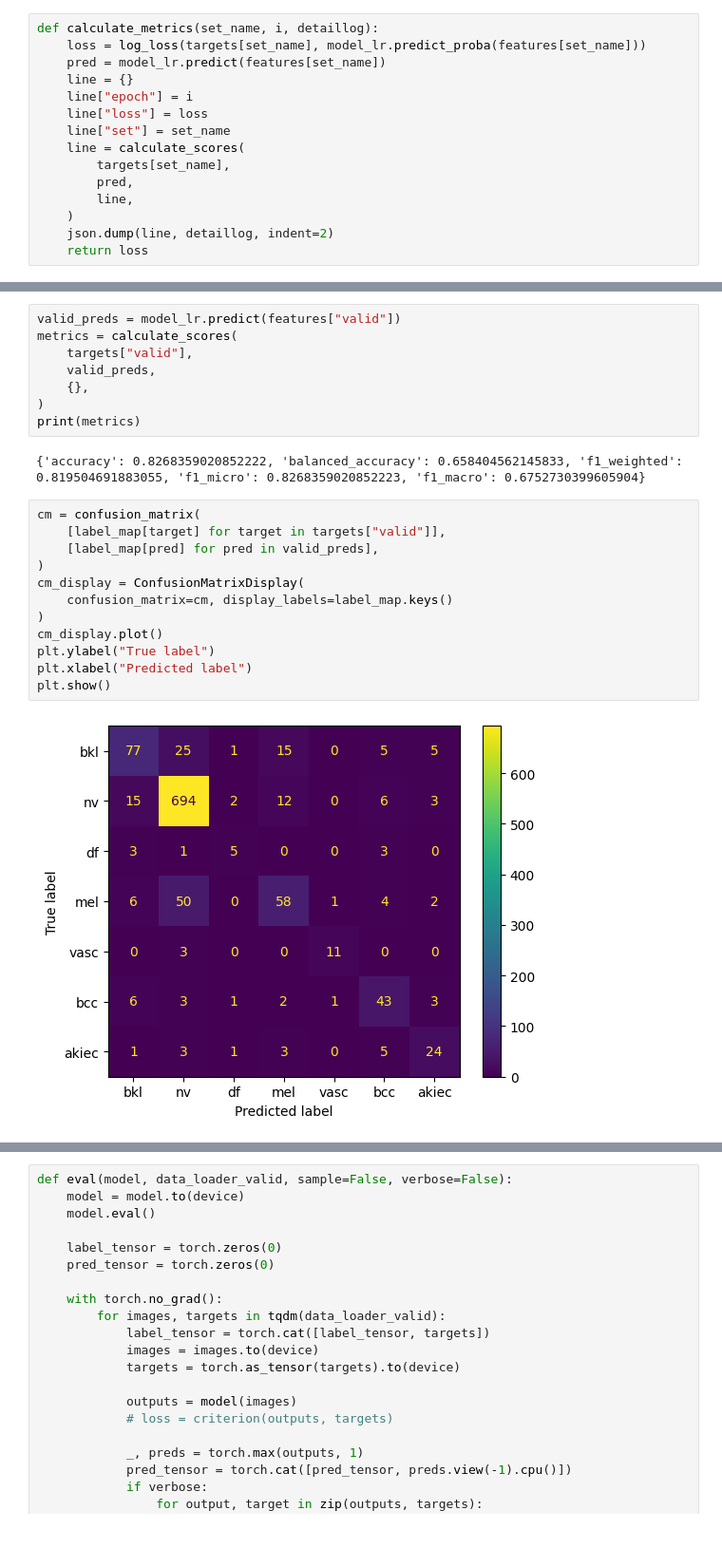
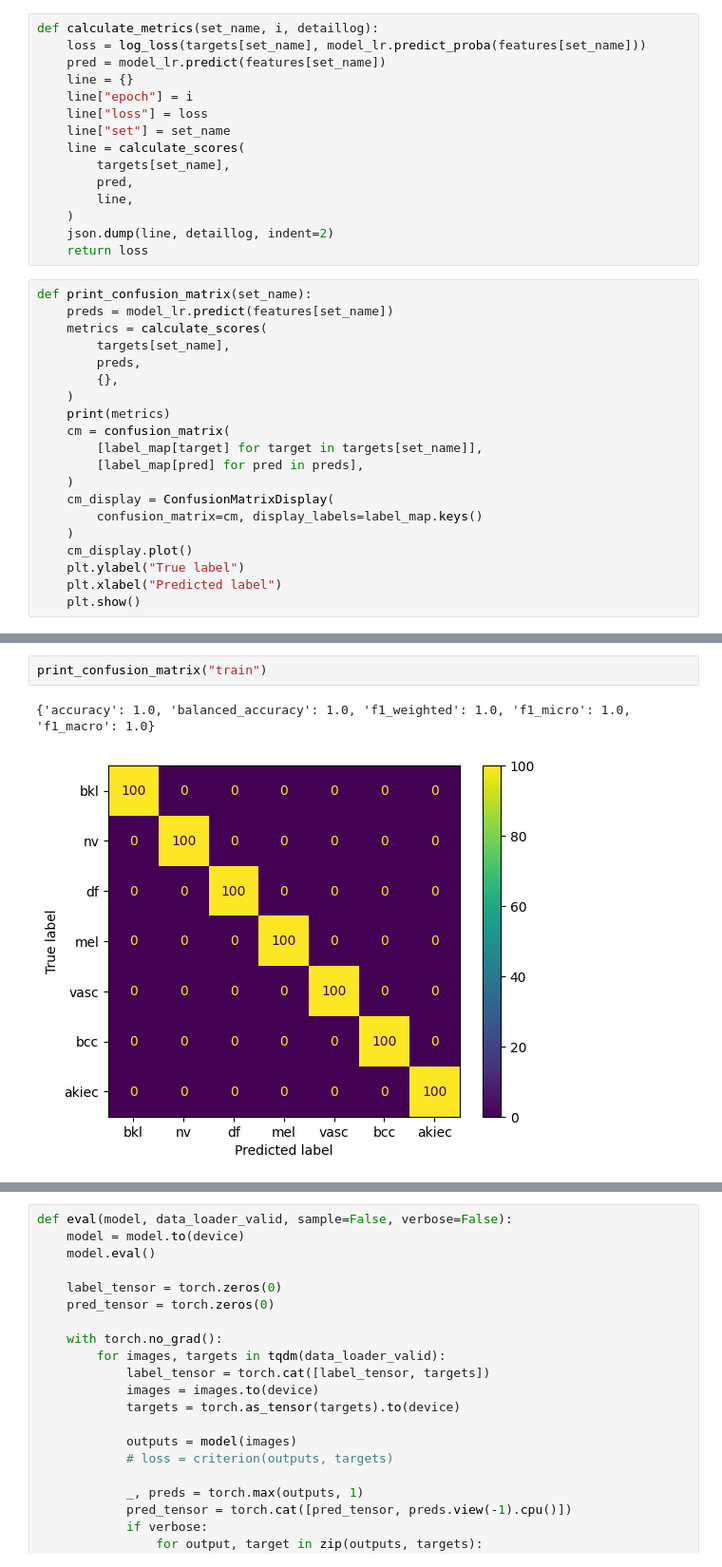
Before and after one commit to AlexanderPeter/thesis, a Jupyter notebook: code/15_train_logistic_regression.ipynb, the cells around one changed output, grey strips where cells are left out. Shown at 95% size. Drawn from its saved outputs; the diff is of its cells as text; blank space fills up the shorter version.

```diff
--- a/code/15_train_logistic_regression.ipynb
+++ b/code/15_train_logistic_regression.ipynb
@@ -81,6 +99,26 @@ def calculate_metrics(set_name, i, detaillog):
     )
     json.dump(line, detaillog, indent=2)
     return loss
+# %%
+def print_confusion_matrix(set_name):
+    preds = model_lr.predict(features[set_name])
+    metrics = calculate_scores(
+        targets[set_name],
+        preds,
+        {},
+    )
+    print(metrics)
+    cm = confusion_matrix(
+        [label_map[target] for target in targets[set_name]],
+        [label_map[pred] for pred in preds],
+    )
+    cm_display = ConfusionMatrixDisplay(
+        confusion_matrix=cm, display_labels=label_map.keys()
+    )
+    cm_display.plot()
+    plt.ylabel("True label")
+    plt.xlabel("Predicted label")
+    plt.show()
 # %%
 model_lr = LogisticRegression(max_iter=1, warm_start=True, random_state=seed)
 print(model_lr.get_params(deep=True))  # NOTE: No class weights
@@ -101,27 +138,8 @@ with open(loss_file_path, "a") as detaillog:
                 np.save(os.path.join(run_path, f"biases.npy"), model_lr.intercept_)
 # %% [output]
 {'C': 1.0, 'class_weight': None, 'dual': False, 'fit_intercept': True, 'intercept_scaling': 1, 'l1_ratio': None, 'max_iter': 1, 'multi_class': 'auto', 'n_jobs': None, 'penalty': 'l2', 'random_state':  ...
-# %%
-valid_preds = model_lr.predict(features["valid"])
-metrics = calculate_scores(
-    targets["valid"],
-    valid_preds,
-    {},
-)
-print(metrics)
-# %% [output]
-{'accuracy': 0.8268359020852222, 'balanced_accuracy': 0.658404562145833, 'f1_weighted': 0.819504691883055, 'f1_micro': 0.8268359020852223, 'f1_macro': 0.6752730399605904}
-# %%
-cm = confusion_matrix(
-    [label_map[target] for target in targets["valid"]],
-    [label_map[pred] for pred in valid_preds],
-)
-cm_display = ConfusionMatrixDisplay(
-    confusion_matrix=cm, display_labels=label_map.keys()
-)
-cm_display.plot()
-plt.ylabel("True label")
-plt.xlabel("Predicted label")
-plt.show()
-# %% [output]
-[figure, removed]
+# %%
+print_confusion_matrix("train")
+# %% [output]
+{'accuracy': 1.0, 'balanced_accuracy': 1.0, 'f1_weighted': 1.0, 'f1_micro': 1.0, 'f1_macro': 1.0}
+[figure, added]
```
Also changed, not shown: parts of 8 cells of this notebook, 13 other files.
